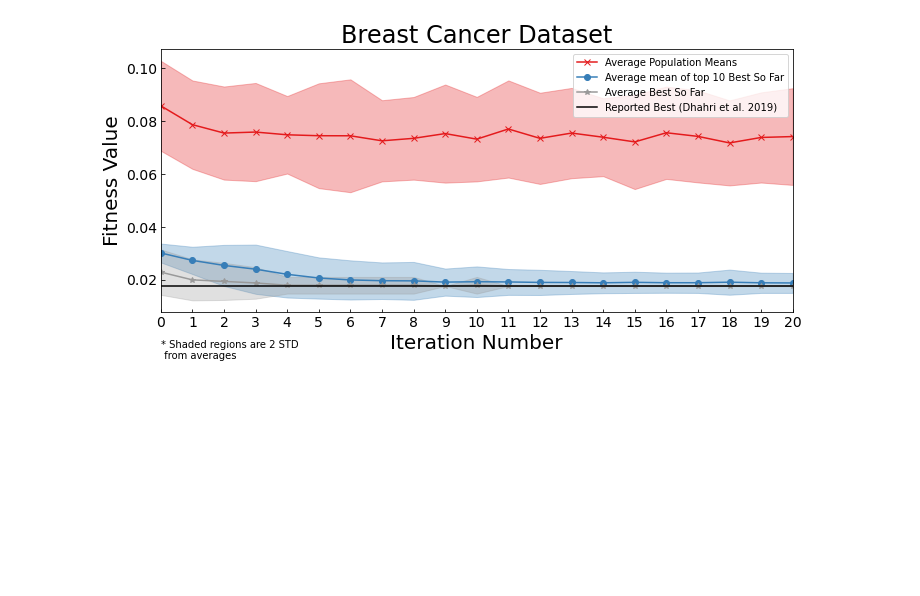
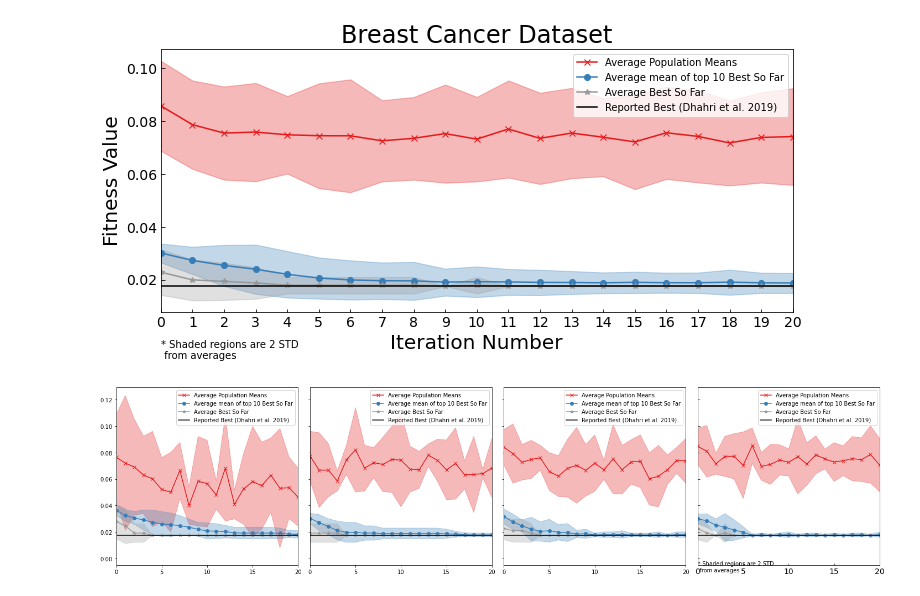
Before and after one commit to see-insight/see-segment, a Jupyter notebook: see_classify_figures/SEE-Classify Dhahri Benchmarking.ipynb, the cells around one changed output. Cells and saved outputs as stored; diff of their text form; code cells hidden in the pictures; blank space fills up the shorter version.

Commit message:
Batch update figures and scripts

```diff
--- a/see_classify_figures/SEE-Classify Dhahri Benchmarking.ipynb
+++ b/see_classify_figures/SEE-Classify Dhahri Benchmarking.ipynb
@@ -183,0 +290,77 @@ plt.tight_layout()
+# %%
+# Plot data
+import matplotlib.pyplot as plt
+
+fig, axs = plt.subplots(1, 4, sharex=True, sharey=True, figsize=(20, 5))
+
+alpha = 0.3
+
+blue = "#377eb8"
+red = "#e41a1c"
+gray = "#999999"
+
+for i in range(4):
+    axs[i].plot(
+        generations,
+        means_of_means[i],
+        "x-",
+        color=red,
+        label="Average Population Means",
+    )
+    axs[i].fill_between(
+        generations,
+        means_of_means[i] - 2 * std_sample_means[i],
+        means_of_means[i] + 2 * std_sample_means[i],
+        alpha=alpha,
+        color=red,
+    )
+
+    axs[i].plot(
+        generations,
+        hof_means_of_means[i],
+        "o-",
+        color=blue,
+        label="Average mean of top 10 Best So Far",
+    )
+    axs[i].fill_between(
+        generations,
+        hof_means_of_means[i] - 2 * hof_std_sample_means[i],
+        hof_means_of_means[i] + 2 * hof_std_sample_means[i],
+        alpha=alpha,
+        color=blue,
+    )
+
+    axs[i].plot(
+        generations, hof_means_of_mins[i], "*-", color=gray, label="Average Best So Far"
+    )
+    axs[i].fill_between(
+        generations,
+        hof_means_of_mins[i] - 2 * hof_std_of_mins[i],
+        hof_means_of_mins[i] + 2 * hof_std_of_mins[i],
+        alpha=alpha,
+        color=gray,
+    )
+
+    axs[i].plot(
+        generations,
+        np.repeat(1 - 0.9824, slice_gen + 1),
+        "k-",
+        label="Reported Best (Dhahri et al. 2019)",
+    )
+
+    axs[i].legend(loc="best")
+
+    plt.tick_params(which="both", direction="in", labelsize=14)
+
+    # axs[i].set_title("Breast Cancer Dataset", fontdict={'fontsize': 24})
+    # axs[i].set_xlabel("Iteration Number", fontdict={'fontsize': 20})
+    # axs[i].set_ylabel("Fitness Value", fontdict={'fontsize': 20})
+
+    upper_bound = 20
+    plt.xlim(0, upper_bound)
+    axs[i].set_xticks(np.linspace(0, upper_bound, num=5))
+
+plt.text(0, -0.01, "* Shaded regions are 2 STD\n from averages")
+plt.tight_layout()
+# %% [output]
+[figure, added]
```
Also changed, not shown: parts of 3 cells of this notebook, 8 other files.
